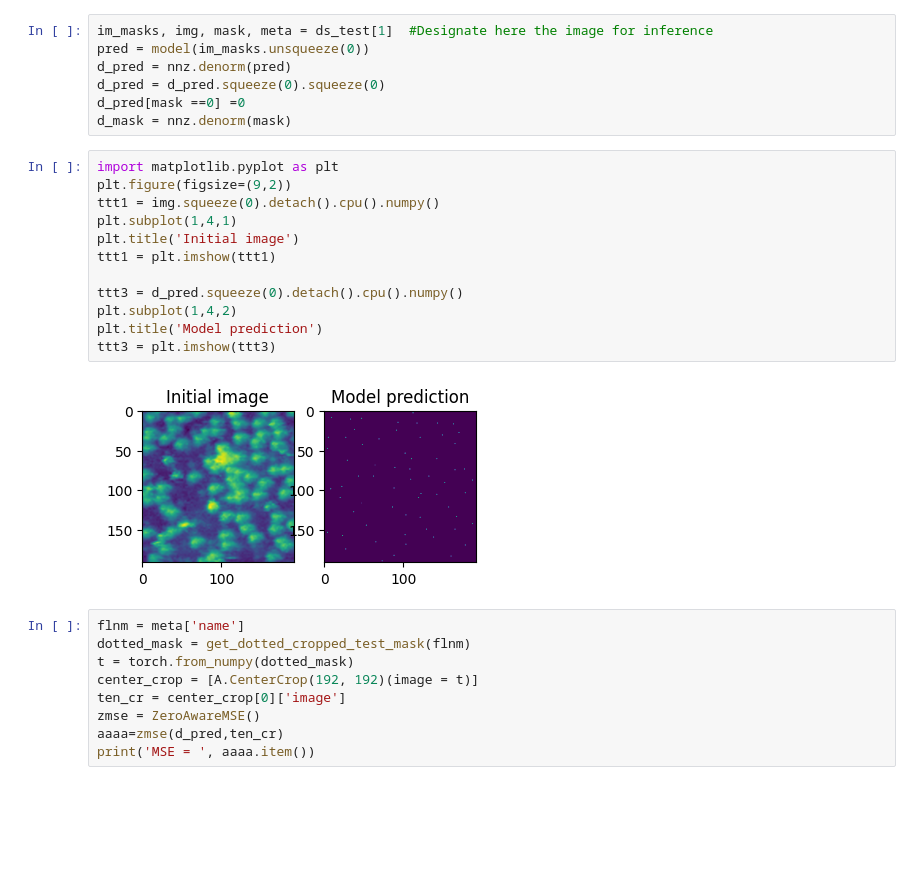
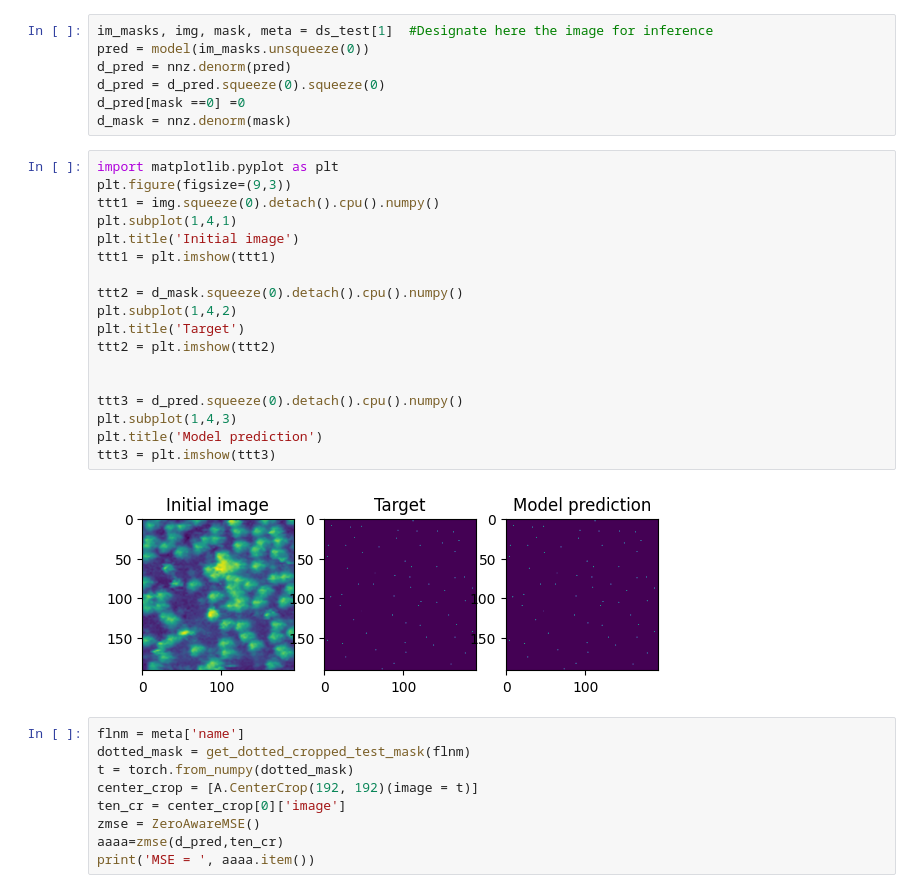
Before and after one commit to dve2/Heights, a Jupyter notebook: notebooks/inference.ipynb, the cells around one changed output. Drawn from its saved outputs; the diff is of its cells as text; blank space fills up the shorter version.

```diff
--- a/notebooks/inference.ipynb
+++ b/notebooks/inference.ipynb
@@ -545,18 +542,24 @@ d_pred[mask ==0] =0
 d_mask = nnz.denorm(mask)
 # %%
 import matplotlib.pyplot as plt
-plt.figure(figsize=(9,2))
+plt.figure(figsize=(9,3))
 ttt1 = img.squeeze(0).detach().cpu().numpy()
 plt.subplot(1,4,1)
 plt.title('Initial image')
 ttt1 = plt.imshow(ttt1)
 
+ttt2 = d_mask.squeeze(0).detach().cpu().numpy()
+plt.subplot(1,4,2)
+plt.title('Target')
+ttt2 = plt.imshow(ttt2)
+
+
 ttt3 = d_pred.squeeze(0).detach().cpu().numpy()
-plt.subplot(1,4,2)
+plt.subplot(1,4,3)
 plt.title('Model prediction')
 ttt3 = plt.imshow(ttt3)
 # %% [output]
-[figure, old version]
+[figure, new version]
 # %%
 flnm = meta['name']
 dotted_mask = get_dotted_cropped_test_mask(flnm)
```
Also changed, not shown: parts of 1 cell of this notebook.
